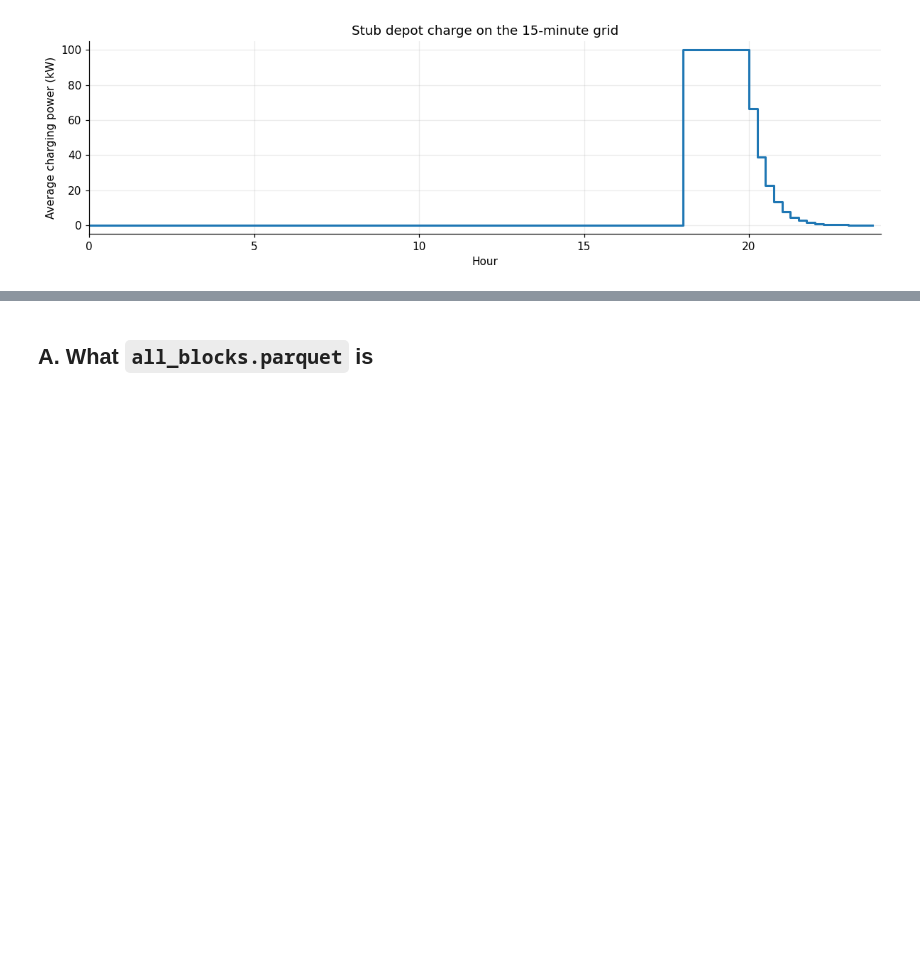
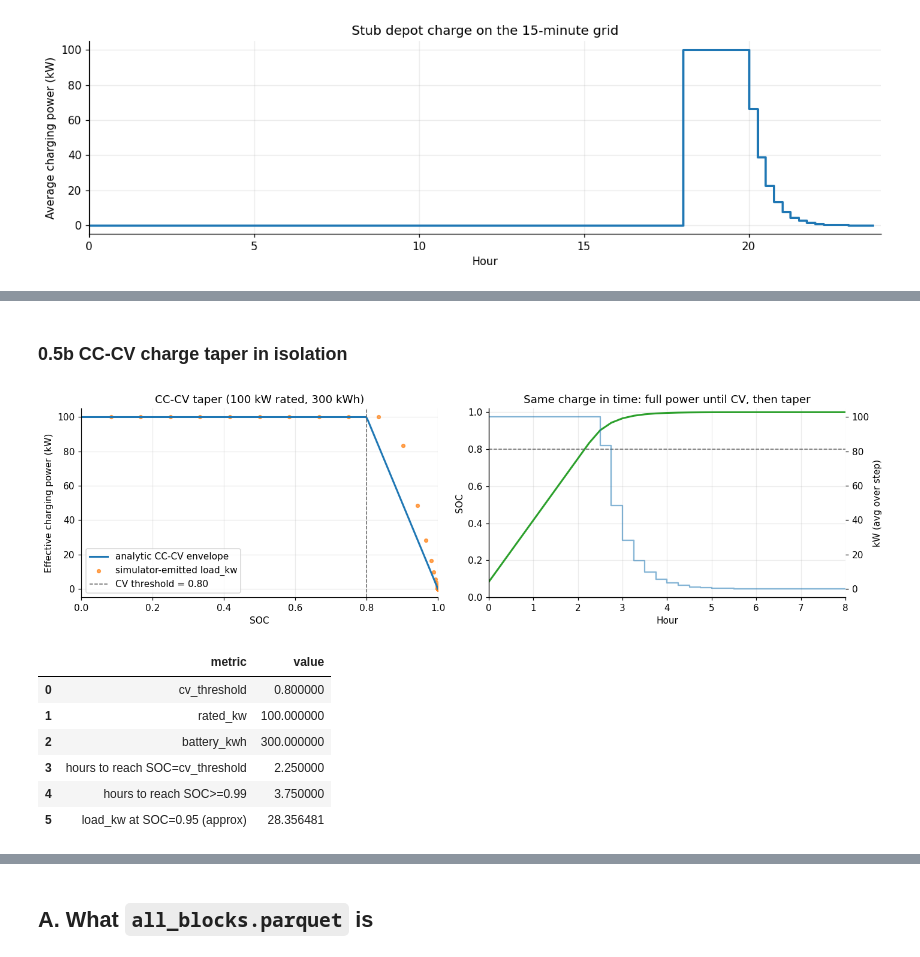
Before and after one commit to zhichuanma/Modelling, a Jupyter notebook: notebooks/01_single_bus_simulation.ipynb, the cells around one changed output, grey strips where cells are left out. Drawn from its saved outputs; the diff is of its cells as text; code cells hidden in the pictures; blank space fills up the shorter version.

```diff
--- a/notebooks/01_single_bus_simulation.ipynb
+++ b/notebooks/01_single_bus_simulation.ipynb
@@ -108,0 +233,73 @@ plt.show()
+# %% [markdown]
+### 0.5b CC-CV charge taper in isolation
+# %%
+from mobility.core.simulator import _soc_walk
+
+cv_threshold = CV_THRESHOLD[DEFAULT_CHEMISTRY]
+battery_kwh = 300.0
+rated_kw = 100.0
+n_steps = STEPS_PER_DAY
+
+trip_zero = np.zeros(n_steps, dtype=float)
+park_full = np.full(n_steps, rated_kw, dtype=float)
+soc_out = np.zeros(n_steps, dtype=float)
+load_out = np.zeros(n_steps, dtype=float)
+
+_soc_walk(
+    trip_zero,
+    park_full,
+    battery_kwh,
+    0.0,
+    soc_out,
+    load_out,
+    cv_threshold,
+)
+hours = np.arange(n_steps) * STEP_HOURS
+
+soc_grid = np.linspace(0.0, 1.0, 200)
+analytic_factor = np.where(soc_grid < cv_threshold, 1.0, (1.0 - soc_grid) / (1.0 - cv_threshold))
+
+fig, axes = plt.subplots(1, 2, figsize=(13, 3.8))
+
+ax = axes[0]
+ax.plot(soc_grid, analytic_factor * rated_kw, color="tab:blue", lw=2, label="analytic CC-CV envelope")
+ax.scatter(soc_out, load_out, color="tab:orange", s=14, alpha=0.7, label="simulator-emitted load_kw")
+ax.axvline(cv_threshold, color="0.4", ls="--", lw=1, label=f"CV threshold = {cv_threshold:.2f}")
+ax.set(xlabel="SOC", ylabel="Effective charging power (kW)", title=f"CC-CV taper ({rated_kw:.0f} kW rated, {battery_kwh:.0f} kWh)")
+ax.set_xlim(0, 1)
+ax.grid(alpha=0.25)
+ax.legend(loc="lower left")
+
+ax = axes[1]
+ax_load = ax.twinx()
+ax.plot(hours, soc_out, color="tab:green", lw=2, label="SOC")
+ax_load.step(hours, load_out, where="post", color="tab:blue", alpha=0.55, label="load_kw")
+ax.axhline(cv_threshold, color="0.4", ls="--", lw=1, label="CV threshold")
+ax.set(xlabel="Hour", ylabel="SOC", title="Same charge in time: full power until CV, then taper", ylim=(0, 1.02))
+ax_load.set_ylabel("kW (avg over step)")
+ax.set_xlim(0, 8)
+ax.grid(alpha=0.25)
+plt.tight_layout()
+plt.show()
+
+cv_summary = pd.DataFrame(
+    [
+        ("cv_threshold", cv_threshold),
+        ("rated_kw", rated_kw),
+        ("battery_kwh", battery_kwh),
+        ("hours to reach SOC=cv_threshold", float(np.argmax(soc_out >= cv_threshold) * STEP_HOURS)),
+        ("hours to reach SOC>=0.99", float(np.argmax(soc_out >= 0.99) * STEP_HOURS) if (soc_out >= 0.99).any() else float("nan")),
+        ("load_kw at SOC=0.95 (approx)", float(load_out[np.searchsorted(soc_out, 0.95)]) if (soc_out >= 0.95).any() else float("nan")),
+    ],
+    columns=["metric", "value"],
+)
+display(cv_summary)
+# %% [output]
+[figure, added]
+|  | metric | value |
+| 0 | cv_threshold | 0.800000 |
+| 1 | rated_kw | 100.000000 |
+| 2 | battery_kwh | 300.000000 |
+| 3 | hours to reach SOC=cv_threshold | 2.250000 |
+| 4 | hours to reach SOC>=0.99 | 3.750000 |
+| 5 | load_kw at SOC=0.95 (approx) | 28.356481 |
```
Also changed, not shown: parts of 13 cells of this notebook, 3 other files.
